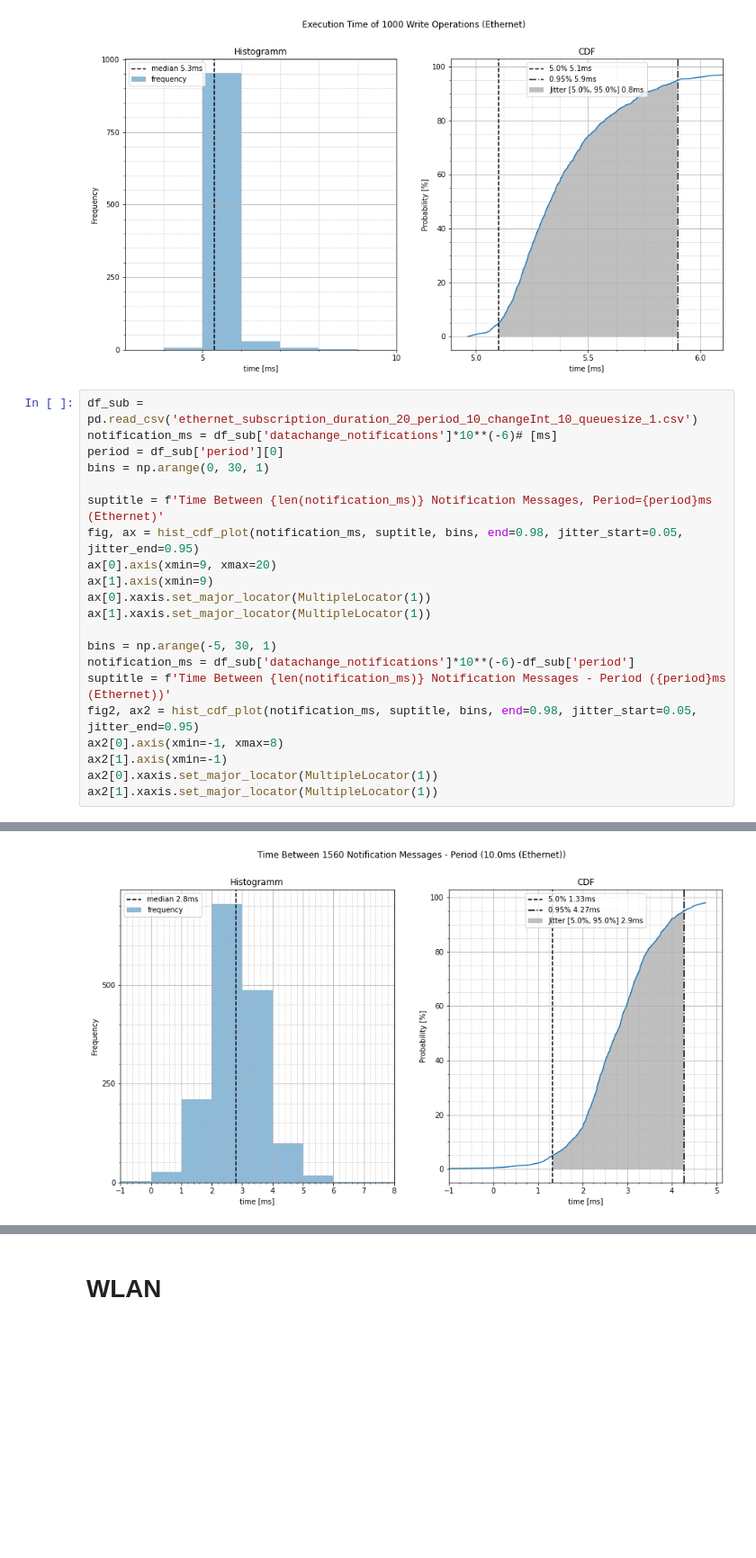
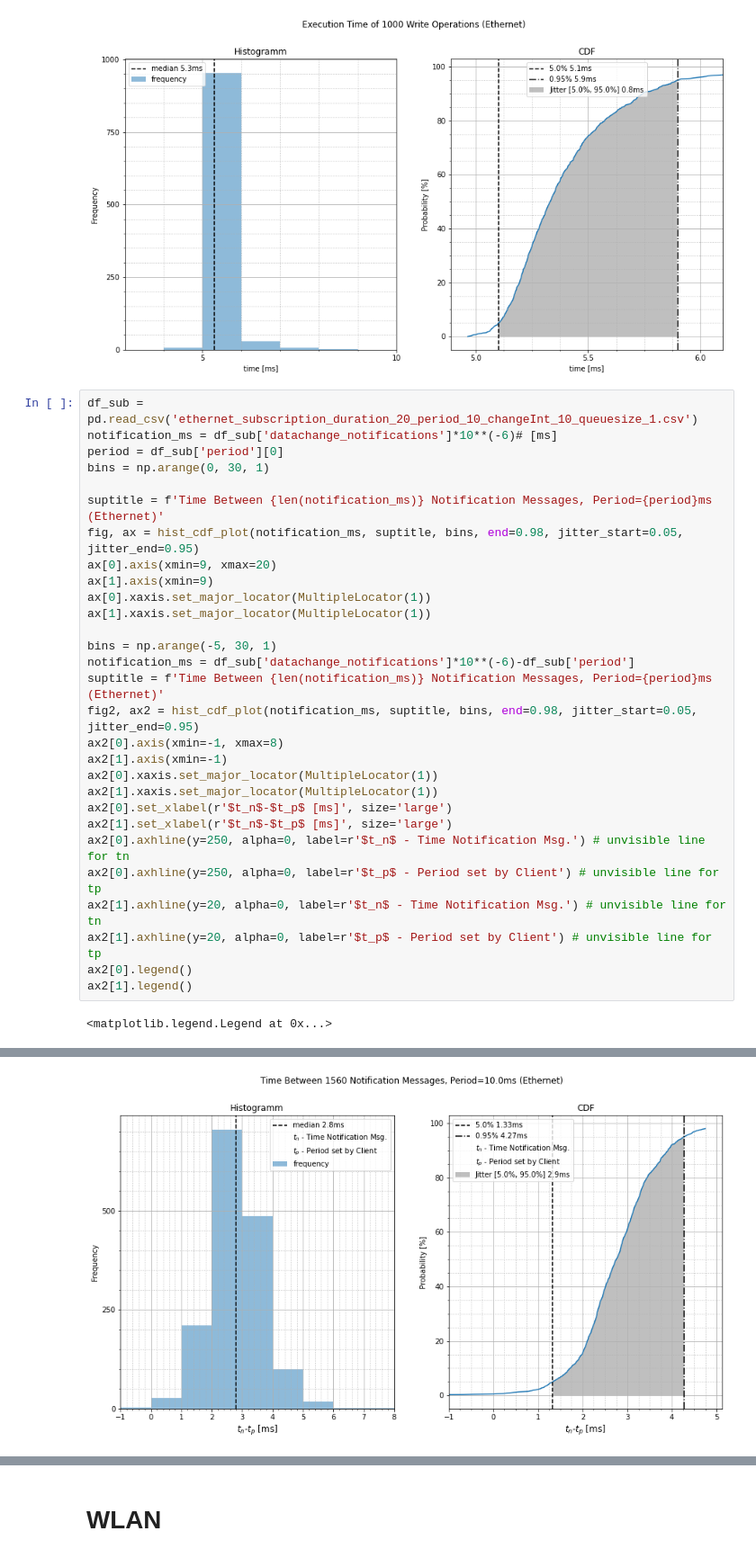
Before and after one commit to NelsonIg/OPC-UA, a Jupyter notebook: src/python/timing/analyse_measurements.ipynb, the cells around one changed output, grey strips where cells are left out. Shown: that part at 90% size. Saved outputs shown, nothing was run; the diff lists cells and outputs as text; blank space fills up the shorter version.

```diff
--- a/src/python/timing/analyse_measurements.ipynb
+++ b/src/python/timing/analyse_measurements.ipynb
@@ -153,27 +144,36 @@ plt.show()
 # %%
 df_sub = pd.read_csv('ethernet_subscription_duration_20_period_10_changeInt_10_queuesize_1.csv')
 notification_ms = df_sub['datachange_notifications']*10**(-6)# [ms]
 period = df_sub['period'][0]
 bins = np.arange(0, 30, 1)
 
 suptitle = f'Time Between {len(notification_ms)} Notification Messages, Period={period}ms (Ethernet)'
 fig, ax = hist_cdf_plot(notification_ms, suptitle, bins, end=0.98, jitter_start=0.05, jitter_end=0.95)
 ax[0].axis(xmin=9, xmax=20)
 ax[1].axis(xmin=9)
 ax[0].xaxis.set_major_locator(MultipleLocator(1))
 ax[1].xaxis.set_major_locator(MultipleLocator(1))
 
 bins = np.arange(-5, 30, 1)
 notification_ms = df_sub['datachange_notifications']*10**(-6)-df_sub['period']
-suptitle = f'Time Between {len(notification_ms)} Notification Messages - Period ({period}ms (Ethernet))'
+suptitle = f'Time Between {len(notification_ms)} Notification Messages, Period={period}ms (Ethernet)'
 fig2, ax2 = hist_cdf_plot(notification_ms, suptitle, bins, end=0.98, jitter_start=0.05, jitter_end=0.95)
 ax2[0].axis(xmin=-1, xmax=8)
 ax2[1].axis(xmin=-1)
 ax2[0].xaxis.set_major_locator(MultipleLocator(1))
 ax2[1].xaxis.set_major_locator(MultipleLocator(1))
+ax2[0].set_xlabel(r'$t_n$-$t_p$ [ms]', size='large')
+ax2[1].set_xlabel(r'$t_n$-$t_p$ [ms]', size='large')
+ax2[0].axhline(y=250, alpha=0, label=r'$t_n$ - Time Notification Msg.') # unvisible line for tn
+ax2[0].axhline(y=250, alpha=0, label=r'$t_p$ - Period set by Client') # unvisible line for tp
+ax2[1].axhline(y=20, alpha=0, label=r'$t_n$ - Time Notification Msg.') # unvisible line for tn
+ax2[1].axhline(y=20, alpha=0, label=r'$t_p$ - Period set by Client') # unvisible line for tp
+ax2[0].legend()
+ax2[1].legend()
 # %% [output]
+<matplotlib.legend.Legend at 0x...>
 [figure]
-[figure, old version]
+[figure, new version]
 # %%
 plt.boxplot([method_call_ms, notification_ms, write_val_ms], labels=['method call', 'notifications', 'write operation'])
 plt.grid()
```
Also changed, not shown: parts of 5 cells of this notebook, 4 other files.
